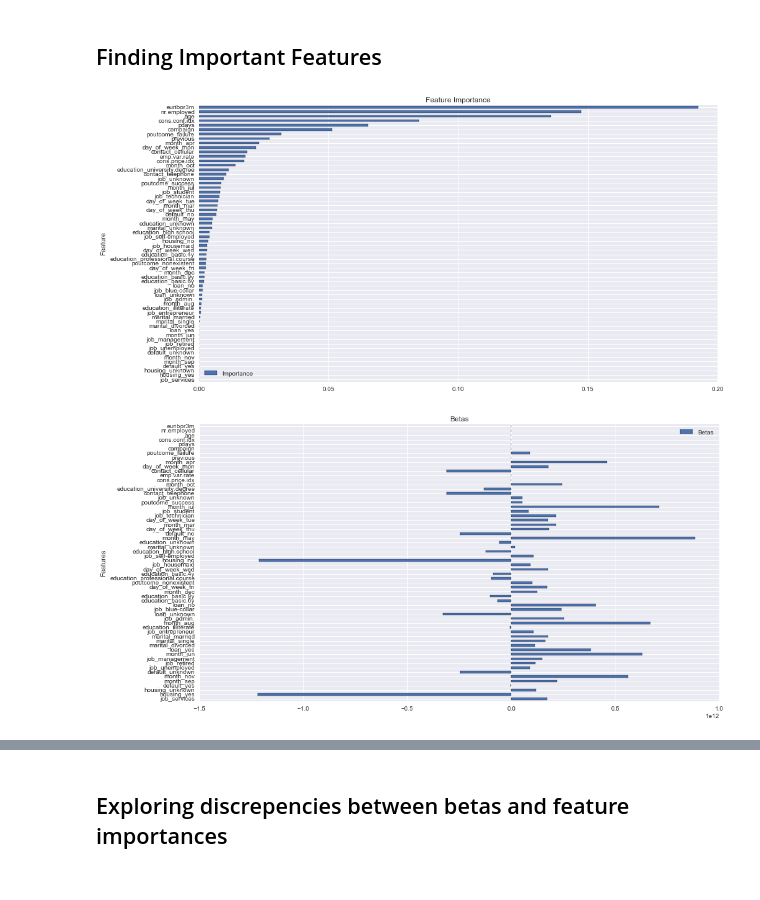
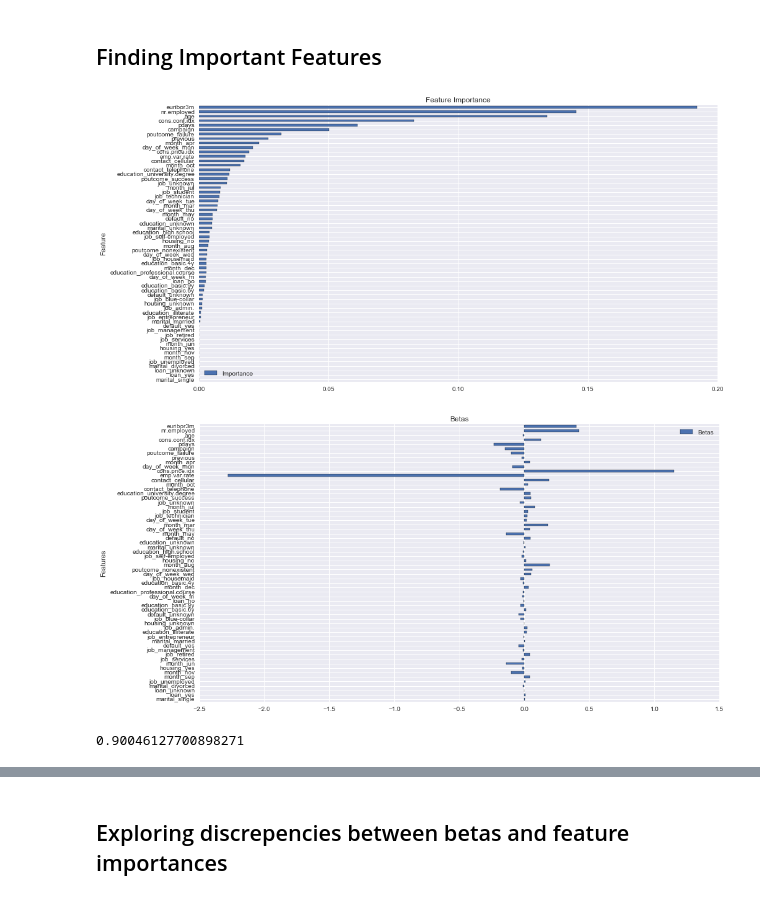
Before and after one commit to DavisTownsend/Marketing-Project, a Jupyter notebook: Marketing Project Sean2.ipynb, the cells around one changed output, grey strips where cells are left out. Drawn from its saved outputs; the diff is of its cells as text; code cells hidden in the pictures.

```diff
--- a/Marketing Project Sean2.ipynb
+++ b/Marketing Project Sean2.ipynb
@@ -61,34 +61,42 @@ grad = GradientBoostingClassifier()
 grad.fit(X_train, y_train)
 
 pred = grad.predict(X_test)
 
 feature_imp = grad.feature_importances_
 
 fea = pd.DataFrame(feature_imp)
 
 fea.columns = ["Importance"]
 
 fea["Feature"] = bank_additional_dummies.drop(["y","duration"],axis=1).columns
 
 fea.sort_values("Importance").plot(x="Feature",y="Importance",kind="barh",figsize=(15,8),title="Feature Importance")
 plt.show()
 
 importance_order = fea.sort_values("Importance")["Feature"]
 
 from sklearn import linear_model
-reg = linear_model.LinearRegression()
-reg.fit(X_train,y_train)
+from sklearn import preprocessing
+
+reg = linear_model.LogisticRegression()
+X_train_scale = preprocessing.scale(X_train)
+reg.fit(X_train_scale,y_train)
 beta = reg.coef_
 beta_df = pd.DataFrame(beta)
 beta_df = beta_df.T
 beta_df.columns = ["Betas"]
 beta_df["Features"] = bank_additional_dummies.drop(["y","duration"],axis=1).columns
 
 beta_df.index = beta_df["Features"]
 beta_df2 = beta_df[["Betas","Features"]].T
 beta_df2 = beta_df2[importance_order].T
 beta_df2.plot(x="Features",y="Betas",kind="barh",figsize=(15,8),title="Betas")
 plt.show()
 # %% [output]
-[figure, old version]
+[figure, new version]
-[figure, old version]
+[figure, new version]
+# %%
+X_test_scale = preprocessing.scale(X_test)
+reg.score(X_test_scale,y_test)
+# %% [output]
+0.90046127700898271
```
Also changed, not shown: parts of 4 cells of this notebook.
